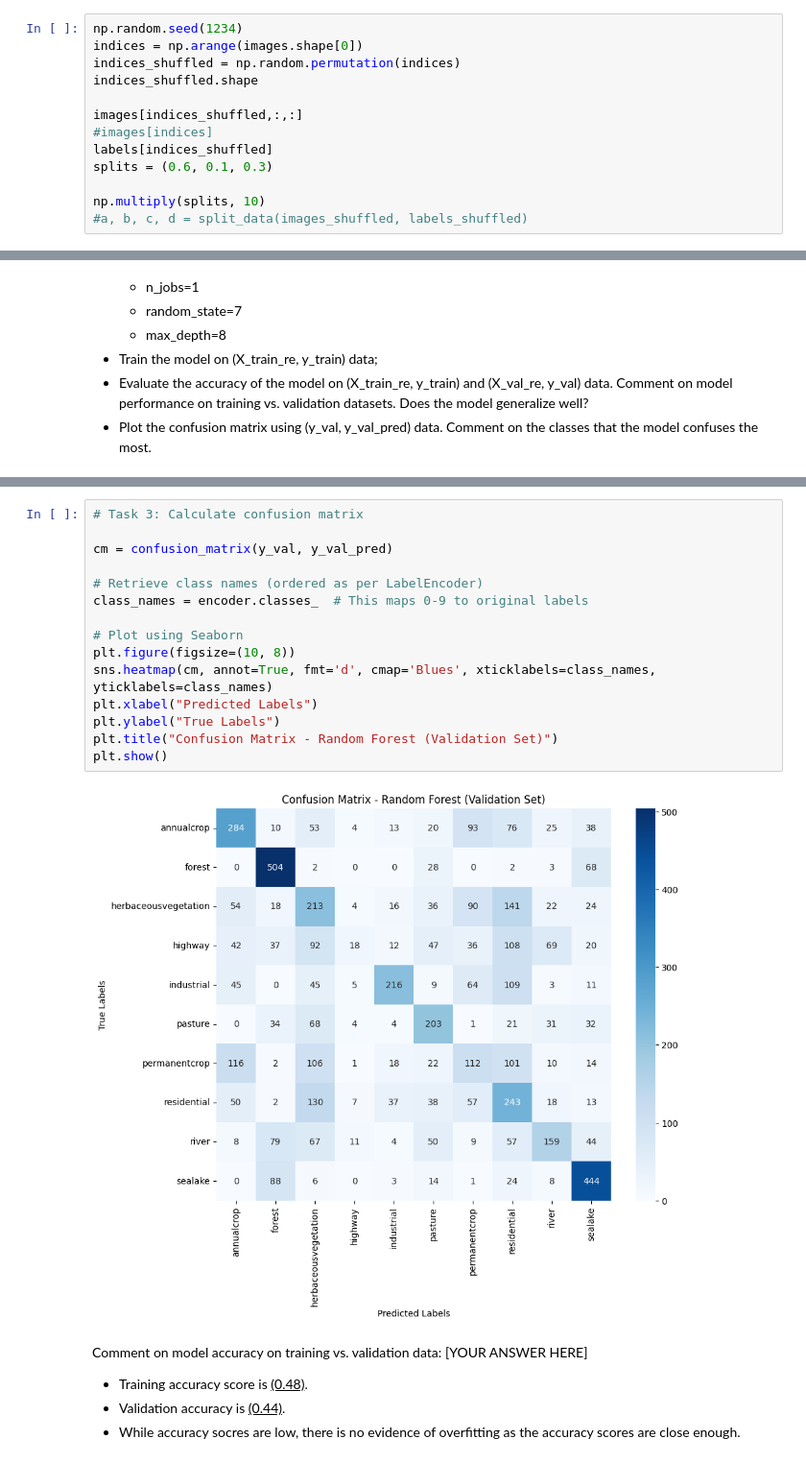
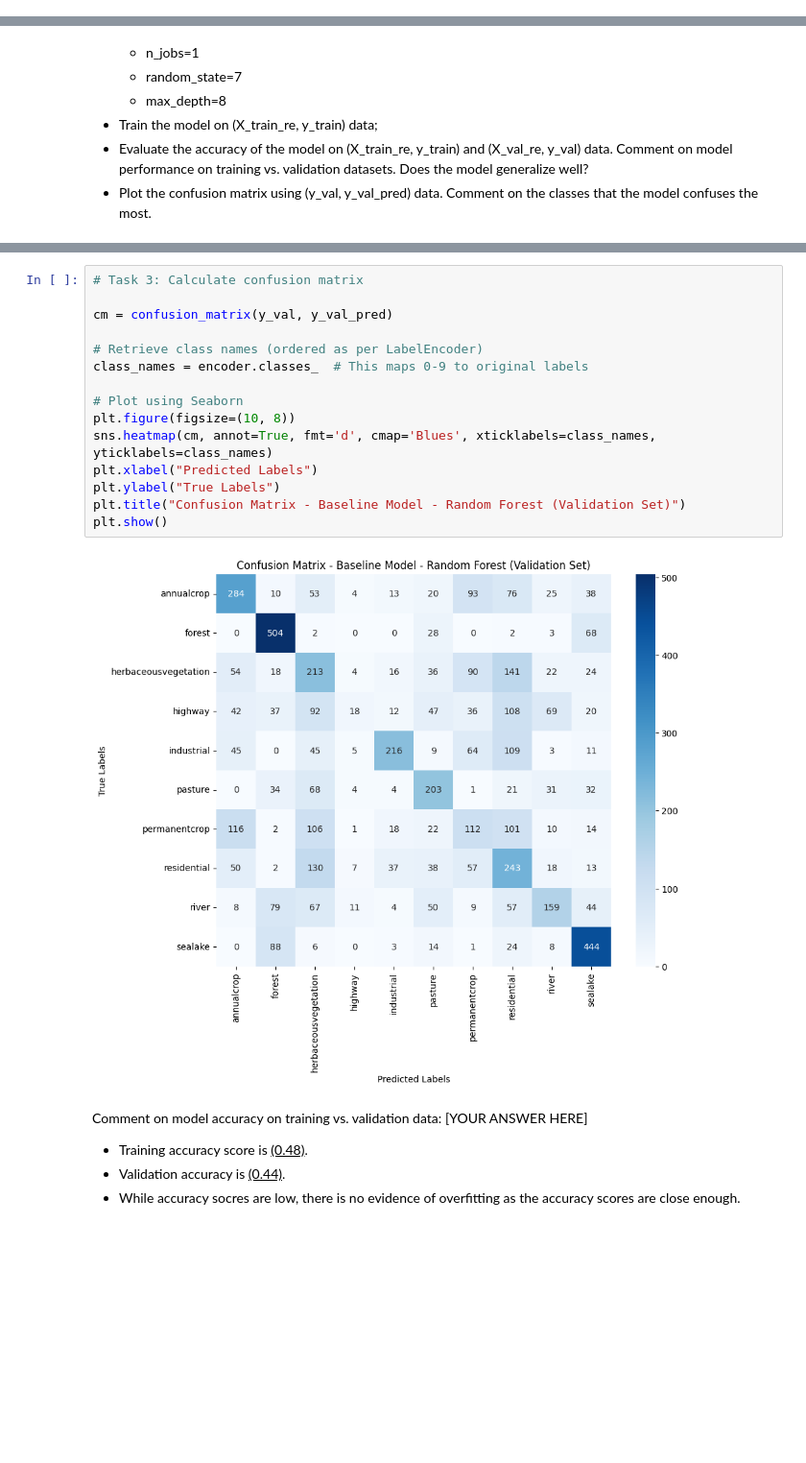
Before and after one commit to dabingougou/207, a Jupyter notebook: week_7/07 Decision Forests.ipynb, the cells around one changed output, grey strips where cells are left out. Shown at 96% size. Cells and saved outputs as stored; diff of their text form; blank space fills up the shorter version.

```diff
--- a/week_7/07 Decision Forests.ipynb
+++ b/week_7/07 Decision Forests.ipynb
@@ -257,13 +218,0 @@ array([4, 4, 4, ..., 6, 6, 6])
-# %%
-np.random.seed(1234)
-indices = np.arange(images.shape[0])
-indices_shuffled = np.random.permutation(indices)
-indices_shuffled.shape
-
-images[indices_shuffled,:,:]
-#images[indices]
-labels[indices_shuffled]
-splits = (0.6, 0.1, 0.3)
-
-np.multiply(splits, 10)
-#a, b, c, d = split_data(images_shuffled, labels_shuffled)
@@ -510,20 +455,20 @@ Validation Accuracy: 0.444
 # %%
 # Task 3: Calculate confusion matrix
 
 cm = confusion_matrix(y_val, y_val_pred)
 
 # Retrieve class names (ordered as per LabelEncoder)
 class_names = encoder.classes_  # This maps 0-9 to original labels
 
 # Plot using Seaborn
 plt.figure(figsize=(10, 8))
 sns.heatmap(cm, annot=True, fmt='d', cmap='Blues', xticklabels=class_names, yticklabels=class_names)
 plt.xlabel("Predicted Labels")
 plt.ylabel("True Labels")
-plt.title("Confusion Matrix - Random Forest (Validation Set)")
+plt.title("Confusion Matrix - Baseline Model - Random Forest (Validation Set)")
 plt.show()
 # %% [output]
-[figure, old version]
+[figure, new version]
 # %% [markdown]
 Comment on model accuracy on training vs. validation data: [YOUR ANSWER HERE]
 
```
Also changed, not shown: parts of 24 cells of this notebook.
